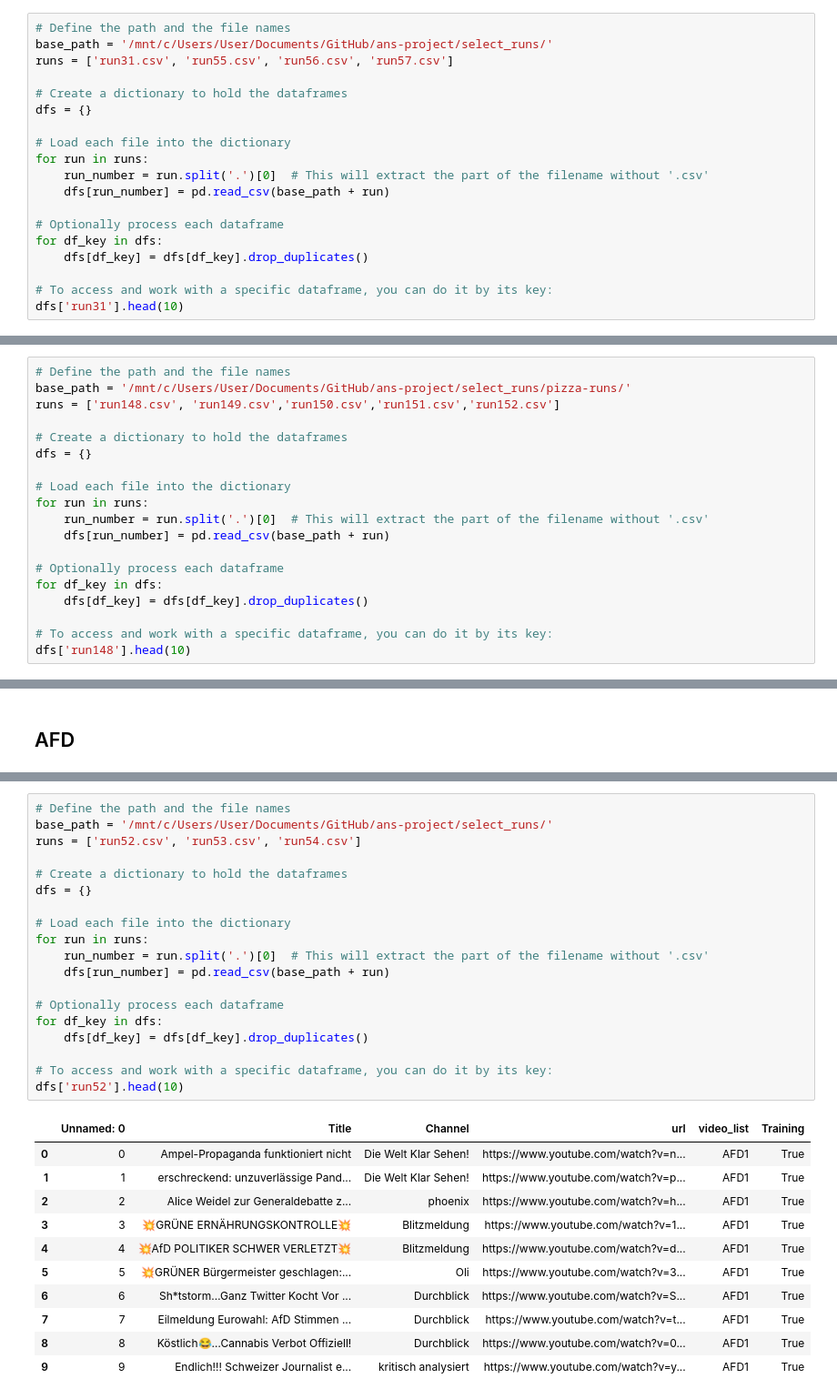
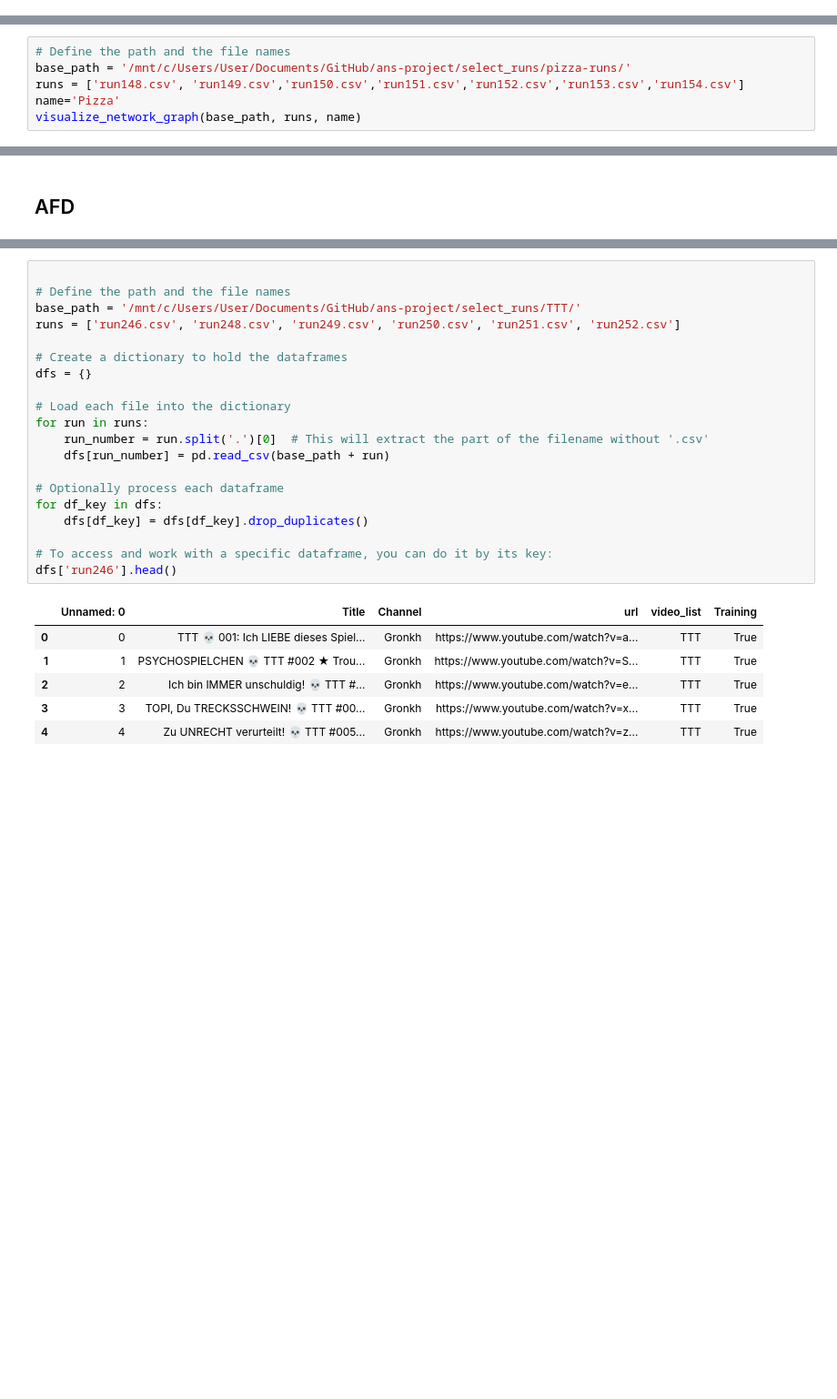
Before and after one commit to tiaguinho-code/ans-project, a Jupyter notebook: data/plot.ipynb, the cells around one changed output, grey strips where cells are left out. Shown at 91% size. Saved outputs shown, nothing was run; the diff lists cells and outputs as text; blank space fills up the shorter version.

```diff
--- a/data/plot.ipynb
+++ b/data/plot.ipynb
@@ -327,21 +179,2 @@ plt.show()
 # %% [markdown]
 ## SVP
-# %%
-# Define the path and the file names
-base_path = '/mnt/c/Users/User/Documents/GitHub/ans-project/select_runs/'
-runs = ['run31.csv', 'run55.csv', 'run56.csv', 'run57.csv']
-
-# Create a dictionary to hold the dataframes
-dfs = {}
-
-# Load each file into the dictionary
-for run in runs:
-    run_number = run.split('.')[0]  # This will extract the part of the filename without '.csv'
-    dfs[run_number] = pd.read_csv(base_path + run)
-
-# Optionally process each dataframe
-for df_key in dfs:
-    dfs[df_key] = dfs[df_key].drop_duplicates()
-
-# To access and work with a specific dataframe, you can do it by its key:
-dfs['run31'].head(10)
@@ -476,20 +191,7 @@ plt.show()
 # %%
 # Define the path and the file names
 base_path = '/mnt/c/Users/User/Documents/GitHub/ans-project/select_runs/pizza-runs/'
-runs = ['run148.csv', 'run149.csv','run150.csv','run151.csv','run152.csv']
-
-# Create a dictionary to hold the dataframes
-dfs = {}
-
-# Load each file into the dictionary
-for run in runs:
-    run_number = run.split('.')[0]  # This will extract the part of the filename without '.csv'
-    dfs[run_number] = pd.read_csv(base_path + run)
-
-# Optionally process each dataframe
-for df_key in dfs:
-    dfs[df_key] = dfs[df_key].drop_duplicates()
-
-# To access and work with a specific dataframe, you can do it by its key:
-dfs['run148'].head(10)
+runs = ['run148.csv', 'run149.csv','run150.csv','run151.csv','run152.csv','run153.csv','run154.csv']
+name='Pizza'
+visualize_network_graph(base_path, runs, name)
 # %% [output]
@@ -864,31 +226,27 @@ plt.show()
 # %%
+
 # Define the path and the file names
-base_path = '/mnt/c/Users/User/Documents/GitHub/ans-project/select_runs/'
-runs = ['run52.csv', 'run53.csv', 'run54.csv']
+base_path = '/mnt/c/Users/User/Documents/GitHub/ans-project/select_runs/TTT/'
+runs = ['run246.csv', 'run248.csv', 'run249.csv', 'run250.csv', 'run251.csv', 'run252.csv']
 
 # Create a dictionary to hold the dataframes
 dfs = {}
 
 # Load each file into the dictionary
 for run in runs:
     run_number = run.split('.')[0]  # This will extract the part of the filename without '.csv'
     dfs[run_number] = pd.read_csv(base_path + run)
 
 # Optionally process each dataframe
 for df_key in dfs:
     dfs[df_key] = dfs[df_key].drop_duplicates()
 
 # To access and work with a specific dataframe, you can do it by its key:
-dfs['run52'].head(10)
+dfs['run246'].head()
 # %% [output]
 |  | Unnamed: 0 | Title | Channel | url | video_list | Training |
-| 0 | 0 | Ampel-Propaganda funktioniert nicht | Die Welt Klar Sehen! | https://www.youtube.com/watch?v=n... | AFD1 | True |
-| 1 | 1 | erschreckend: unzuverlässige Pand... | Die Welt Klar Sehen! | https://www.youtube.com/watch?v=p... | AFD1 | True |
-| 2 | 2 | Alice Weidel zur Generaldebatte z... | phoenix | https://www.youtube.com/watch?v=h... | AFD1 | True |
-| 3 | 3 | 💥GRÜNE ERNÄHRUNGSKONTROLLE💥 | Blitzmeldung | https://www.youtube.com/watch?v=1... | AFD1 | True |
-| 4 | 4 | 💥AfD POLITIKER SCHWER VERLETZT💥 | Blitzmeldung | https://www.youtube.com/watch?v=d... | AFD1 | True |
-| 5 | 5 | 💥GRÜNER Bürgermeister geschlagen:... | Oli | https://www.youtube.com/watch?v=3... | AFD1 | True |
-| 6 | 6 | Sh*tstorm…Ganz Twitter Kocht Vor ... | Durchblick | https://www.youtube.com/watch?v=S... | AFD1 | True |
-| 7 | 7 | Eilmeldung Eurowahl: AfD Stimmen ... | Durchblick | https://www.youtube.com/watch?v=t... | AFD1 | True |
-| 8 | 8 | Köstlich😂…Cannabis Verbot Offiziell! | Durchblick | https://www.youtube.com/watch?v=0... | AFD1 | True |
-| 9 | 9 | Endlich!!! Schweizer Journalist e... | kritisch analysiert | https://www.youtube.com/watch?v=y... | AFD1 | True |
+| 0 | 0 | TTT 💀 001: Ich LIEBE dieses Spiel... | Gronkh | https://www.youtube.com/watch?v=a... | TTT | True |
+| 1 | 1 | PSYCHOSPIELCHEN 💀 TTT #002 ★ Trou... | Gronkh | https://www.youtube.com/watch?v=S... | TTT | True |
+| 2 | 2 | Ich bin IMMER unschuldig! 💀 TTT #... | Gronkh | https://www.youtube.com/watch?v=e... | TTT | True |
+| 3 | 3 | TOPI, Du TRECKSSCHWEIN! 💀 TTT #00... | Gronkh | https://www.youtube.com/watch?v=x... | TTT | True |
+| 4 | 4 | Zu UNRECHT verurteilt! 💀 TTT #005... | Gronkh | https://www.youtube.com/watch?v=z... | TTT | True |
```
Also changed, not shown: parts of 35 cells of this notebook.
